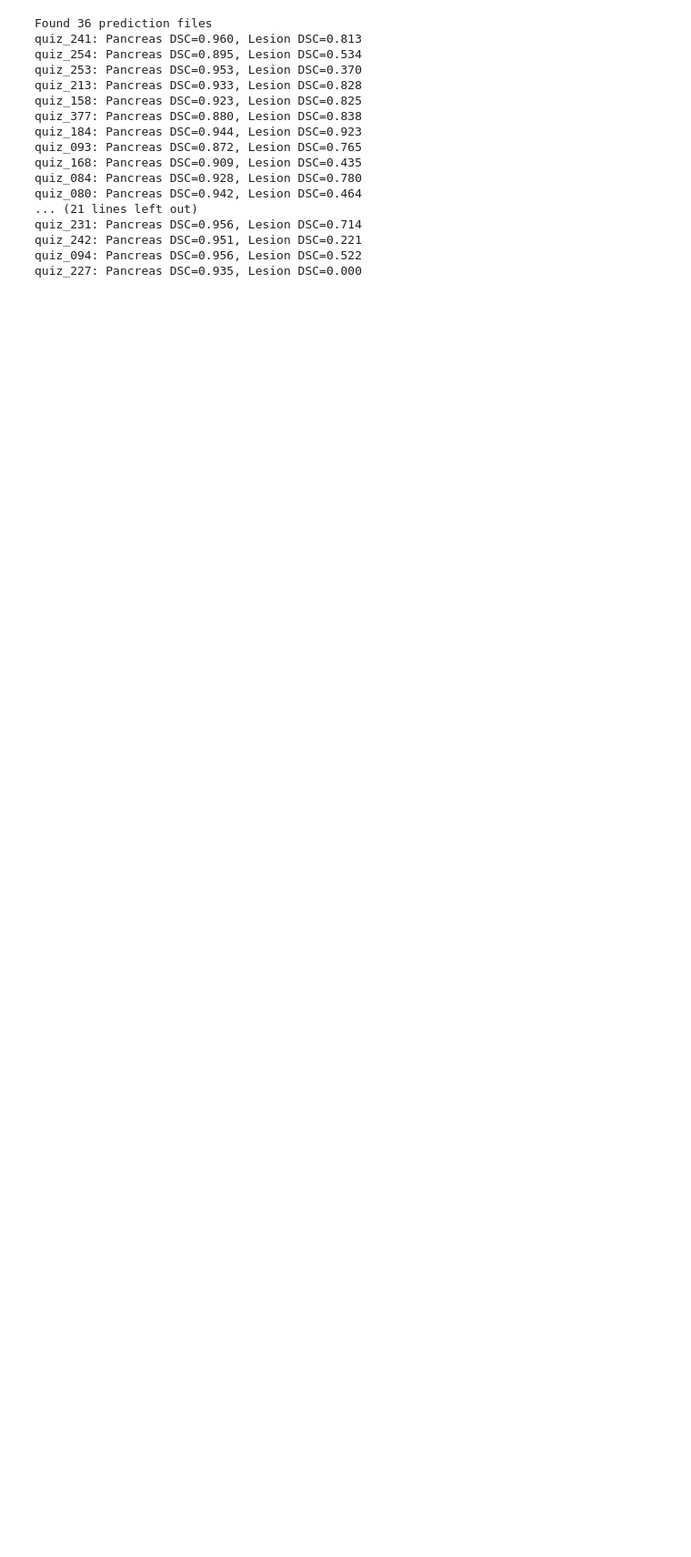
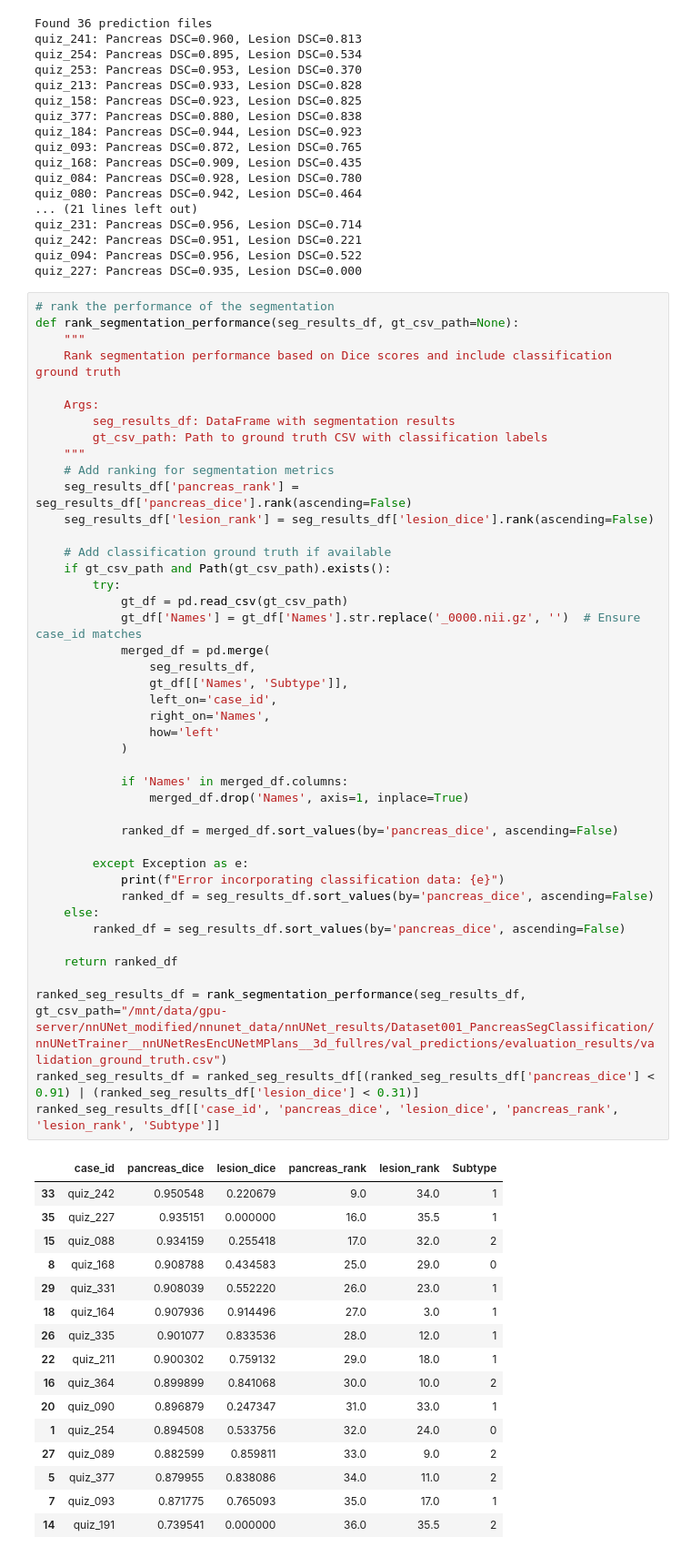
Before and after one commit to MIC-DKFZ/nnUNet, a Jupyter notebook: resnet_encoder.ipynb, the cells around one changed output. Shown: that part at 91% size. Drawn from its saved outputs; the diff is of its cells as text; blank space fills up the shorter version.

```diff
--- a/resnet_encoder.ipynb
+++ b/resnet_encoder.ipynb
@@ -288,6 +288,66 @@ quiz_231: Pancreas DSC=0.956, Lesion DSC=0.714
 quiz_242: Pancreas DSC=0.951, Lesion DSC=0.221
 quiz_094: Pancreas DSC=0.956, Lesion DSC=0.522
 quiz_227: Pancreas DSC=0.935, Lesion DSC=0.000
+# %%
+# rank the performance of the segmentation
+def rank_segmentation_performance(seg_results_df, gt_csv_path=None):
+    """
+    Rank segmentation performance based on Dice scores and include classification ground truth
+
+    Args:
+        seg_results_df: DataFrame with segmentation results
+        gt_csv_path: Path to ground truth CSV with classification labels
+    """
+    # Add ranking for segmentation metrics
+    seg_results_df['pancreas_rank'] = seg_results_df['pancreas_dice'].rank(ascending=False)
+    seg_results_df['lesion_rank'] = seg_results_df['lesion_dice'].rank(ascending=False)
+
+    # Add classification ground truth if available
+    if gt_csv_path and Path(gt_csv_path).exists():
+        try:
+            gt_df = pd.read_csv(gt_csv_path)
+            gt_df['Names'] = gt_df['Names'].str.replace('_0000.nii.gz', '')  # Ensure case_id matches
+            merged_df = pd.merge(
+                seg_results_df,
+                gt_df[['Names', 'Subtype']],
+                left_on='case_id',
+                right_on='Names',
+                how='left'
+            )
+
+            if 'Names' in merged_df.columns:
+                merged_df.drop('Names', axis=1, inplace=True)
+
+            ranked_df = merged_df.sort_values(by='pancreas_dice', ascending=False)
+
+        except Exception as e:
+            print(f"Error incorporating classification data: {e}")
+            ranked_df = seg_results_df.sort_values(by='pancreas_dice', ascending=False)
+    else:
+        ranked_df = seg_results_df.sort_values(by='pancreas_dice', ascending=False)
+
+    return ranked_df
+
+ranked_seg_results_df = rank_segmentation_performance(seg_results_df, gt_csv_path="/mnt/data/gpu-server/nnUNet_modified/nnunet_data/nnUNet_results/Dataset001_PancreasSegClassification/nnUNetTrainer__nnUNetResEncUNetMPlans__3d_fullres/val_predictions/evaluation_results/validation_ground_truth.csv")
+ranked_seg_results_df = ranked_seg_results_df[(ranked_seg_results_df['pancreas_dice'] < 0.91) | (ranked_seg_results_df['lesion_dice'] < 0.31)]
+ranked_seg_results_df[['case_id', 'pancreas_dice', 'lesion_dice', 'pancreas_rank', 'lesion_rank', 'Subtype']]
+# %% [output]
+|  | case_id | pancreas_dice | lesion_dice | pancreas_rank | lesion_rank | Subtype |
+| 33 | quiz_242 | 0.950548 | 0.220679 | 9.0 | 34.0 | 1 |
+| 35 | quiz_227 | 0.935151 | 0.000000 | 16.0 | 35.5 | 1 |
+| 15 | quiz_088 | 0.934159 | 0.255418 | 17.0 | 32.0 | 2 |
+| 8 | quiz_168 | 0.908788 | 0.434583 | 25.0 | 29.0 | 0 |
+| 29 | quiz_331 | 0.908039 | 0.552220 | 26.0 | 23.0 | 1 |
+| 18 | quiz_164 | 0.907936 | 0.914496 | 27.0 | 3.0 | 1 |
+| 26 | quiz_335 | 0.901077 | 0.833536 | 28.0 | 12.0 | 1 |
+| 22 | quiz_211 | 0.900302 | 0.759132 | 29.0 | 18.0 | 1 |
+| 16 | quiz_364 | 0.899899 | 0.841068 | 30.0 | 10.0 | 2 |
+| 20 | quiz_090 | 0.896879 | 0.247347 | 31.0 | 33.0 | 1 |
+| 1 | quiz_254 | 0.894508 | 0.533756 | 32.0 | 24.0 | 0 |
+| 27 | quiz_089 | 0.882599 | 0.859811 | 33.0 | 9.0 | 2 |
+| 5 | quiz_377 | 0.879955 | 0.838086 | 34.0 | 11.0 | 2 |
+| 7 | quiz_093 | 0.871775 | 0.765093 | 35.0 | 17.0 | 1 |
+| 14 | quiz_191 | 0.739541 | 0.000000 | 36.0 | 35.5 | 2 |
 # %%
 if len(seg_results_df) > 0:
     # Compute summary statistics
```
Also changed, not shown: 10 other files.
